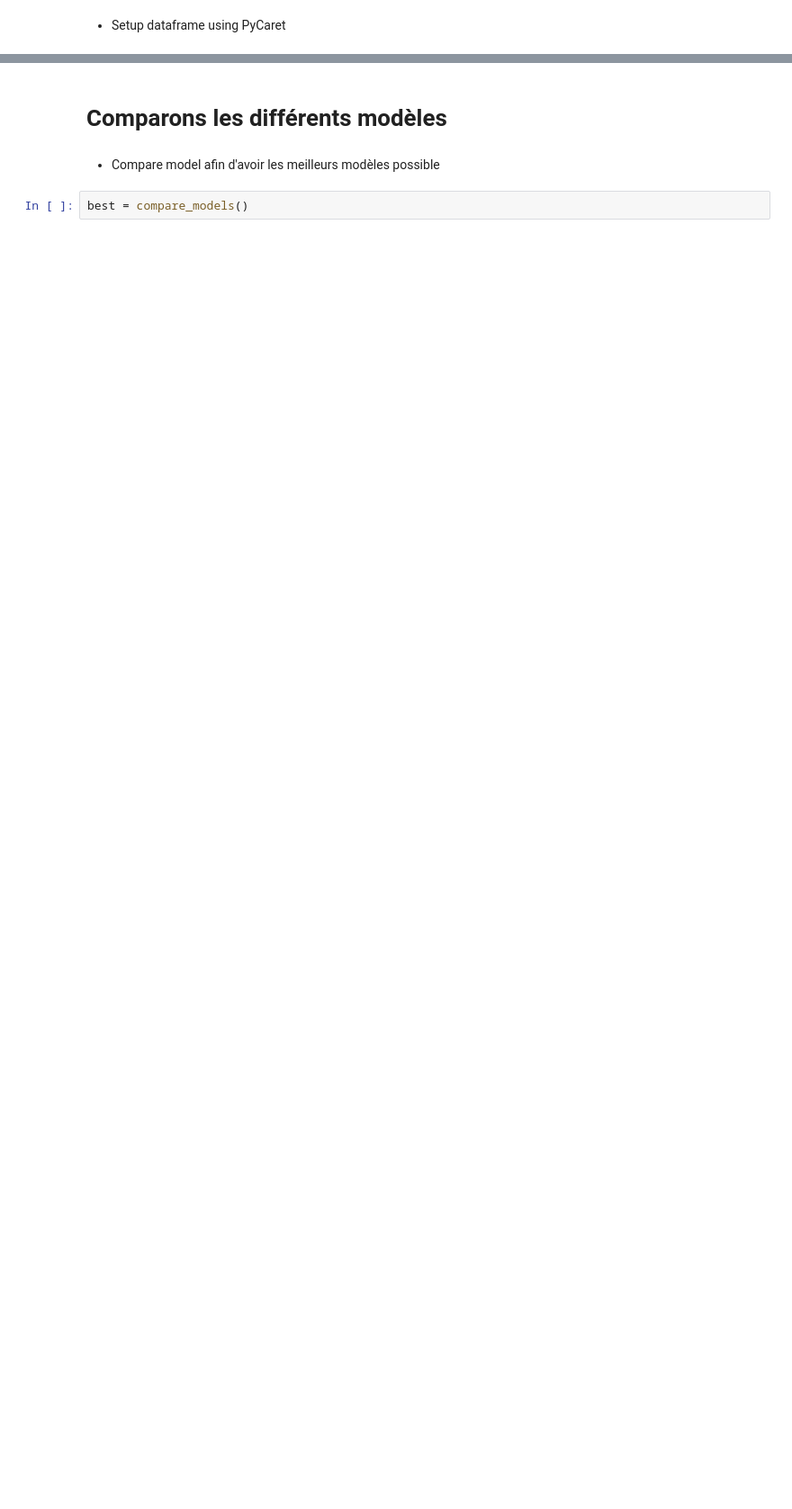
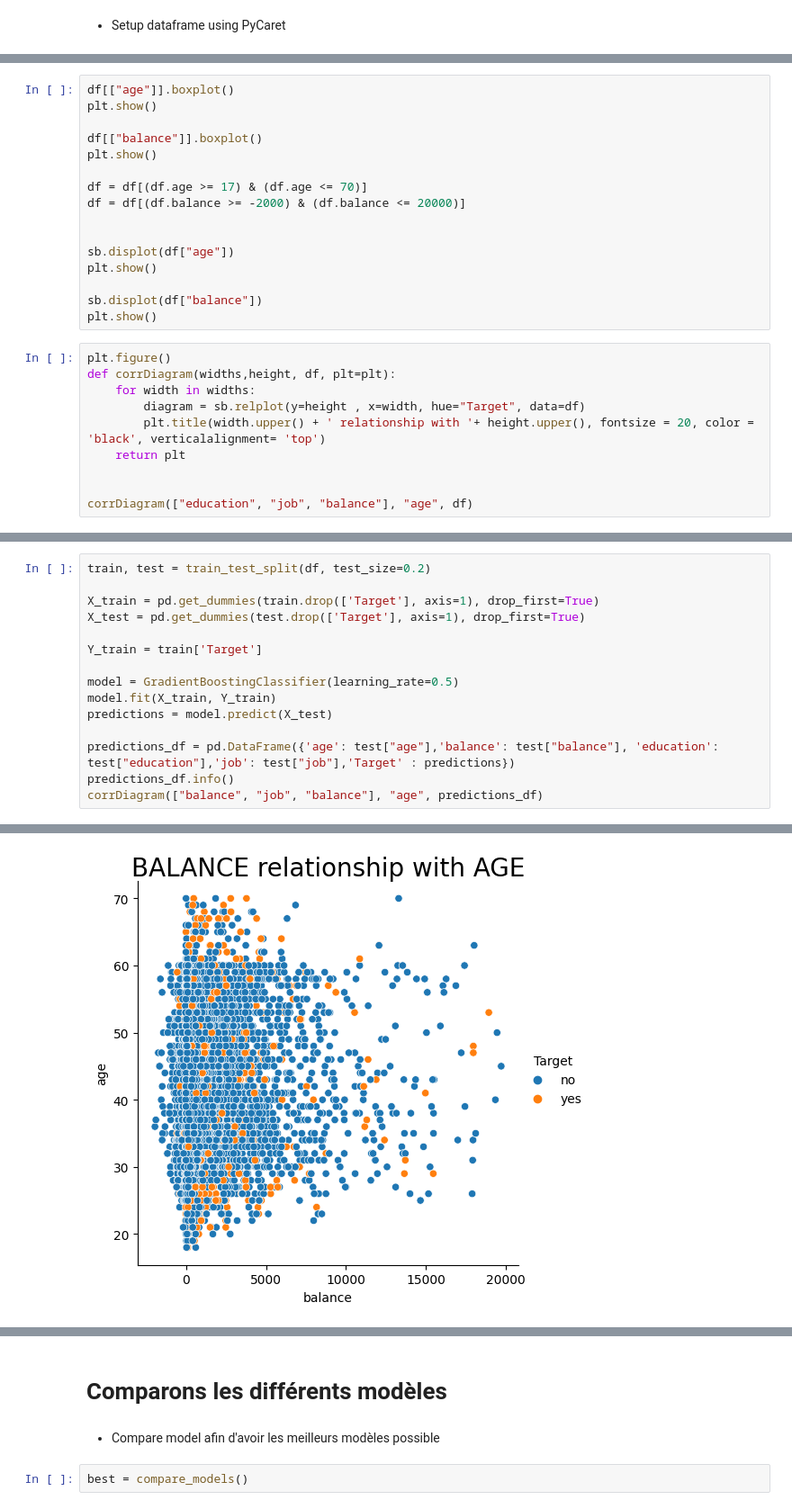
Before and after one commit to FournyP/ai-loans-prediction, a Jupyter notebook: pycaret-model.ipynb, the cells around one changed output, grey strips where cells are left out. Shown at 90% size. Saved outputs shown, nothing was run; the diff lists cells and outputs as text; blank space fills up the shorter version.

```diff
--- a/pycaret-model.ipynb
+++ b/pycaret-model.ipynb
@@ -111,0 +75,26 @@ s = setup(df,
+# %%
+df[["age"]].boxplot()
+plt.show()
+
+df[["balance"]].boxplot()
+plt.show()
+
+df = df[(df.age >= 17) & (df.age <= 70)]
+df = df[(df.balance >= -2000) & (df.balance <= 20000)]
+
+
+sb.displot(df["age"])
+plt.show()
+
+sb.displot(df["balance"])
+plt.show()
+# %%
+plt.figure()
+def corrDiagram(widths,height, df, plt=plt):
+    for width in widths:
+        diagram = sb.relplot(y=height , x=width, hue="Target", data=df)
+        plt.title(width.upper() + ' relationship with '+ height.upper(), fontsize = 20, color = 'black', verticalalignment= 'top')
+    return plt
+
+
+corrDiagram(["education", "job", "balance"], "age", df)
@@ -111,0 +105,16 @@ s = setup(df,
+# %%
+train, test = train_test_split(df, test_size=0.2)
+
+X_train = pd.get_dummies(train.drop(['Target'], axis=1), drop_first=True)
+X_test = pd.get_dummies(test.drop(['Target'], axis=1), drop_first=True)
+
+Y_train = train['Target']
+
+model = GradientBoostingClassifier(learning_rate=0.5)
+model.fit(X_train, Y_train)
+predictions = model.predict(X_test)
+
+predictions_df = pd.DataFrame({'age': test["age"],'balance': test["balance"], 'education': test["education"],'job': test["job"],'Target' : predictions})
+predictions_df.info()
+corrDiagram(["balance", "job", "balance"], "age", predictions_df)
+# %% [output]
@@ -111,0 +134 @@ s = setup(df,
+[figure, added]
```
Also changed, not shown: parts of 9 cells of this notebook.
